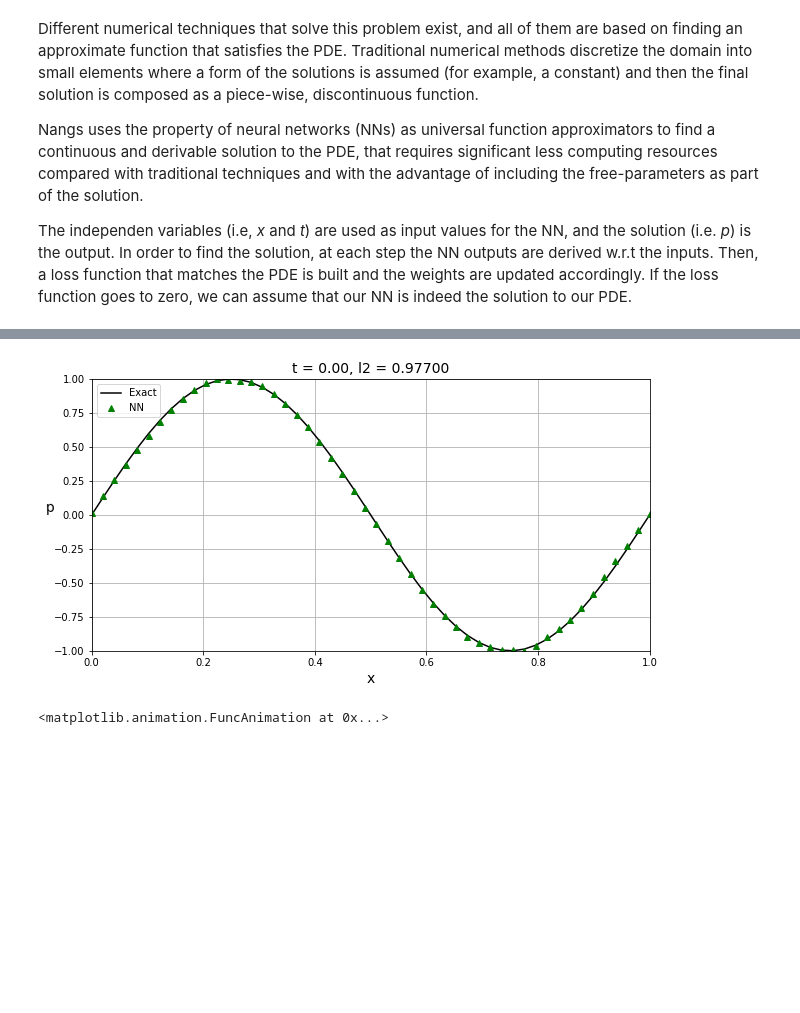
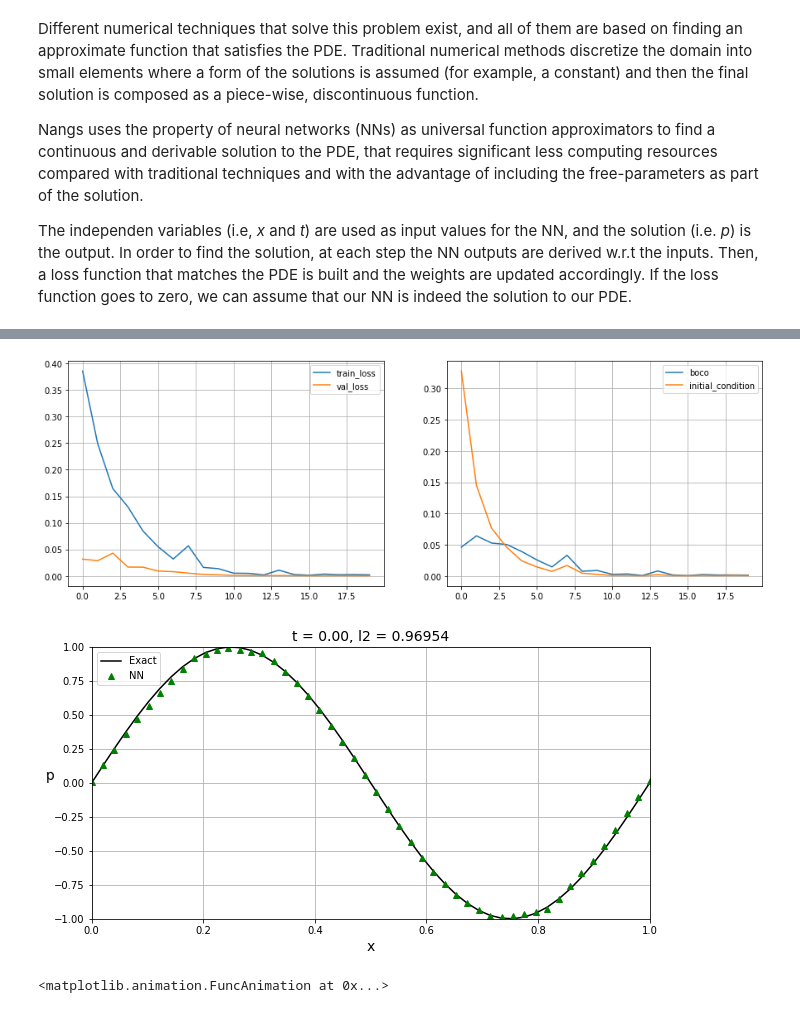
Before and after one commit to smatkovi/nangs, a Jupyter notebook: index.ipynb, the cells around one changed output, grey strips where cells are left out. Saved outputs shown, nothing was run; the diff lists cells and outputs as text; code cells hidden in the pictures; blank space fills up the shorter version.

```diff
--- a/index.ipynb
+++ b/index.ipynb
@@ -71,6 +71,11 @@ t = np.linspace(0,1,20)
 u = np.array([1.0])
 pde.setValues({'x': x, 't': t, 'u': u})
 
+# define input values for testing
+x = np.linspace(0,1,25)
+t = np.linspace(0,1,15)
+pde.setValues({'x': x, 't': t}, train=False)
+
 # periodic b.c for the space dimension
 x1, x2 = np.array([0]), np.array([1])
 boco = PeriodicBoco('boco', {'x': x1, 't': t}, {'x': x2, 't': t})
@@ -86,8 +91,8 @@ mlp = {'layers': 3, 'neurons': 100, 'activations': 'relu'}
 pde.buildSolution(mlp)
 
 # set optimization parameters
-pde.compile(lr=0.01, epochs=20, batch_size=50)
+pde.compile(lr=0.01, epochs=20, batch_size=32)
 
 # find the solution
-pde.solve(device, 'best_solution.pth')
+hist = pde.solve(device, 'best_solution.pth')
 # %% [output]
@@ -114,3 +119,16 @@ Epoch 20/20 : loss=0.00046
+# %%
+fig, (ax1, ax2) = plt.subplots(1, 2, figsize=(15,5))
+ax1.plot(hist['train_loss'], label="train_loss")
+ax1.plot(hist['val_loss'], label="val_loss")
+ax1.grid(True)
+ax1.legend()
+for boco in pde.bocos:
+    ax2.plot(hist['bocos'][boco.name], label=boco.name)
+ax2.legend()
+ax2.grid(True)
+plt.show()
+# %% [output]
+[figure, added]
 # %%
 # evaluate the solution
 pde.load_state_dict('best_solution.pth')
@@ -151,7 +169,7 @@ ax = fig.add_subplot(111, autoscale_on=False)
 animate = get_anim(fig, ax, x, p, p0, t, l2)
 anim = animation.FuncAnimation(fig, animate, frames=len(t), interval=100, blit=True)
 # %% [output]
-[figure, old version]
+[figure, new version]
 # %%
 anim
 # %% [output]
```
Also changed, not shown: parts of 1 cell of this notebook, 8 other files.
